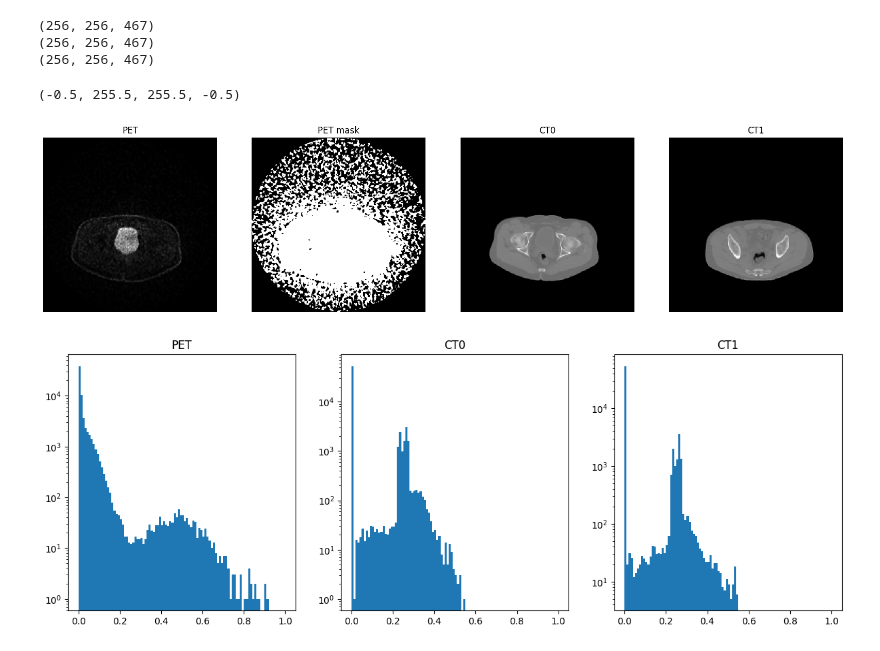
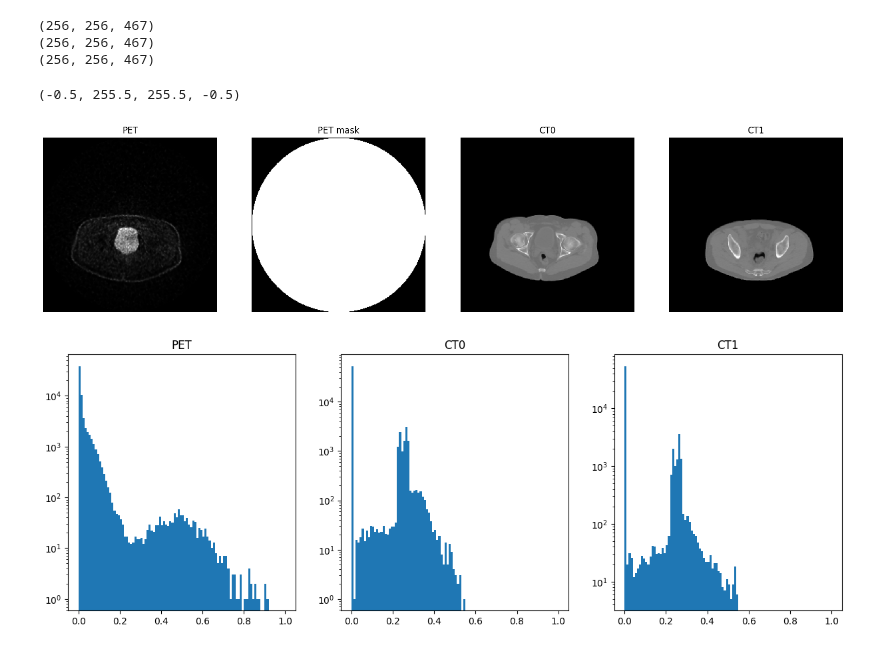
Before and after one commit to WeijieChen2017/SharkSeagrass, a Jupyter notebook: diffusion_ldm_data_gen.ipynb, the cells around one changed output. Cells and saved outputs as stored; diff of their text form; code cells hidden in the pictures.

```diff
--- a/diffusion_ldm_data_gen.ipynb
+++ b/diffusion_ldm_data_gen.ipynb
@@ -28,35 +28,38 @@ import numpy as np
 
 slice_z = 100
 
 plt.figure(figsize=(20, 5))
 plt.subplot(141)
 img = np.rot90(PET_data[:, :, slice_z])
 plt.imshow(img, cmap="gray")
 plt.title("PET")
 plt.axis("off")
 
 plt.subplot(142)
 img = np.rot90(PET_data[:, :, slice_z])
 mask = img > np.percentile(img, 50)
-# create a circle centered at center and diameter is
+# create a circle centered at center and diameter is the size of the image
+center = np.array(img.shape) // 2
+y, x = np.ogrid[:img.shape[0], :img.shape[1]]
+mask = (x - center[0]) ** 2 + (y - center[1]) ** 2 < center[0] ** 2
 plt.imshow(mask, cmap="gray")
 plt.title("PET mask")
 plt.axis("off")
 
 plt.subplot(143)
 img = np.rot90(CT0_data[:, :, slice_z])
 plt.imshow(img, cmap="gray")
 plt.title("CT0")
 plt.axis("off")
 
 plt.subplot(144)
 img = np.rot90(CT1_data[:, :, slice_z])
 plt.imshow(img, cmap="gray")
 plt.title("CT1")
 plt.axis("off")
 # %% [output]
 (-0.5, 255.5, 255.5, -0.5)
-[figure, old version]
+[figure, new version]
 # %%
 import matplotlib.pyplot as plt
 import numpy as np
```
Also changed, not shown: parts of 1 cell of this notebook, 1 other file.
